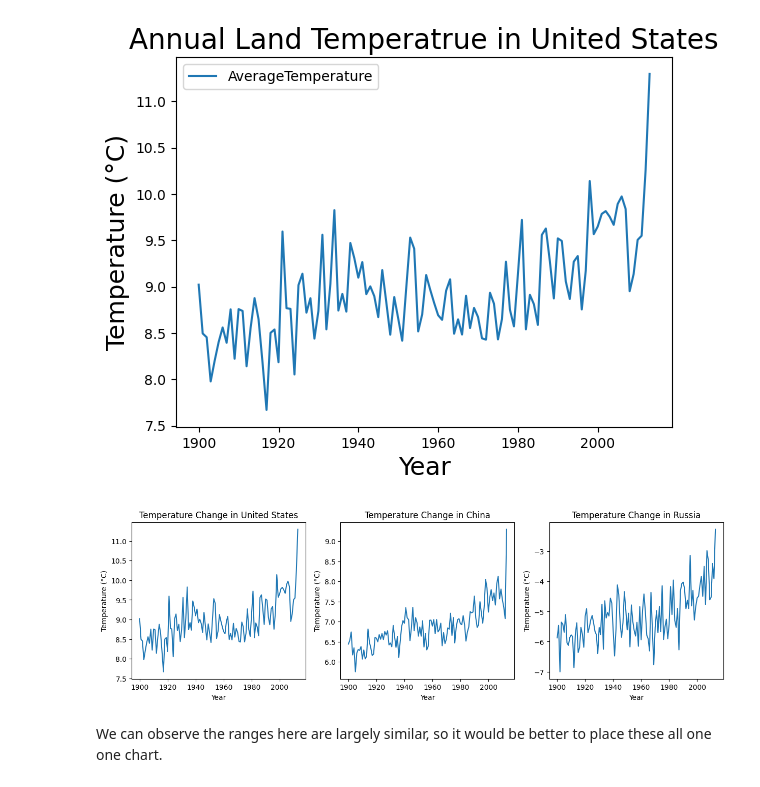
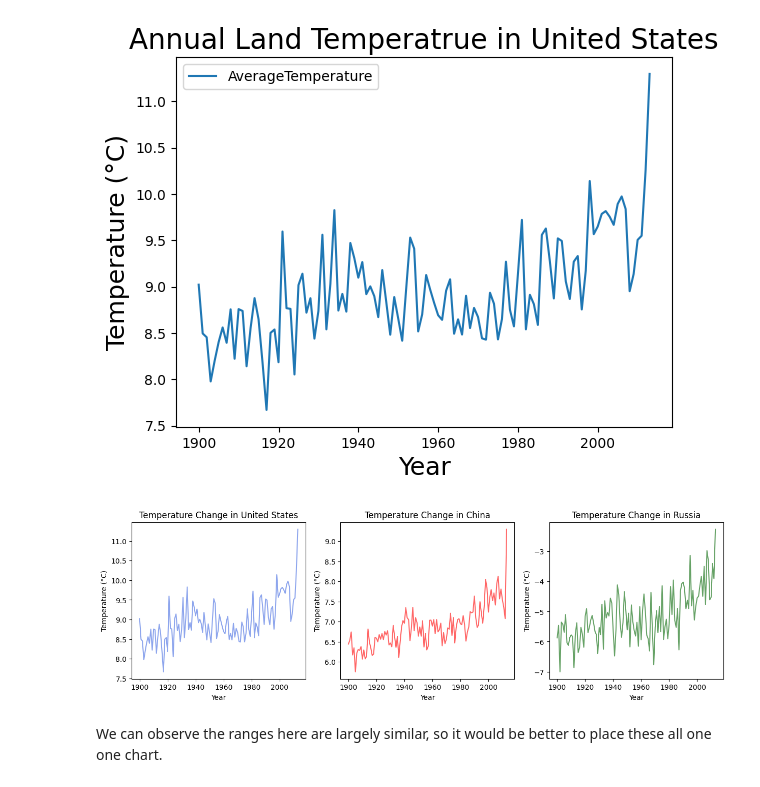
Before and after one commit to danielileon/ClimateAnalysis, a Jupyter notebook: Land Average Temperature by Country.ipynb, the cells around one changed output. Cells and saved outputs as stored; diff of their text form; code cells hidden in the pictures.

```diff
--- a/Land Average Temperature by Country.ipynb
+++ b/Land Average Temperature by Country.ipynb
@@ -70,23 +69,24 @@ plt.ylabel("Temperature (°C)", fontsize=18)
 Text(0, 0.5, 'Temperature (°C)')
 [figure]
 # %%
+colors = ["royalblue", "red", "darkgreen"]
 fig, ax = plt.subplots(nrows=1, ncols=3, figsize=(15, 4))
 
 for i, country in enumerate(nations):
     df_country = df.loc[df["Country"] == country].copy()
     df_country["dt"] = pd.to_datetime(df_country["dt"]) # converting to datetime to simplify next line's year access
     df_country = df_country.assign(year=df_country["dt"].dt.year)
     df_country = df_country.groupby("year").mean(numeric_only=True)
     df_country = df_country[df_country.index >= 1900]
 
-    ax[i].plot(df_country.index, df_country["AverageTemperature"])
+    ax[i].plot(df_country.index, df_country["AverageTemperature"], color=colors[i], alpha=0.6)
     ax[i].set_title("Temperature Change in " + country)
     ax[i].set_xlabel("Year")
     ax[i].set_ylabel("Temperature (°C)")
 
 plt.show()
 # %% [output]
-[figure, old version]
+[figure, new version]
 # %% [markdown]
 We can observe the ranges here are largely similar, so it would be better to place these all one one chart.
 # %%
```
Also changed, not shown: parts of 1 cell of this notebook.
